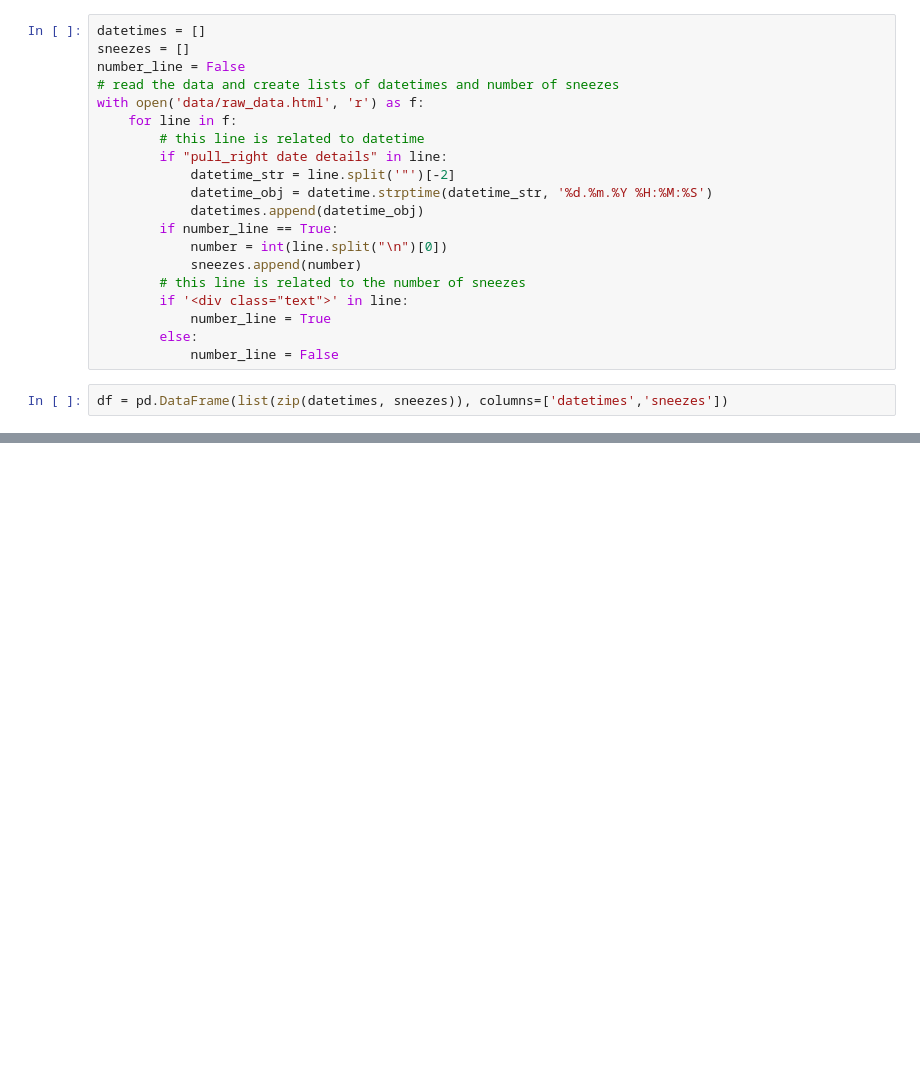
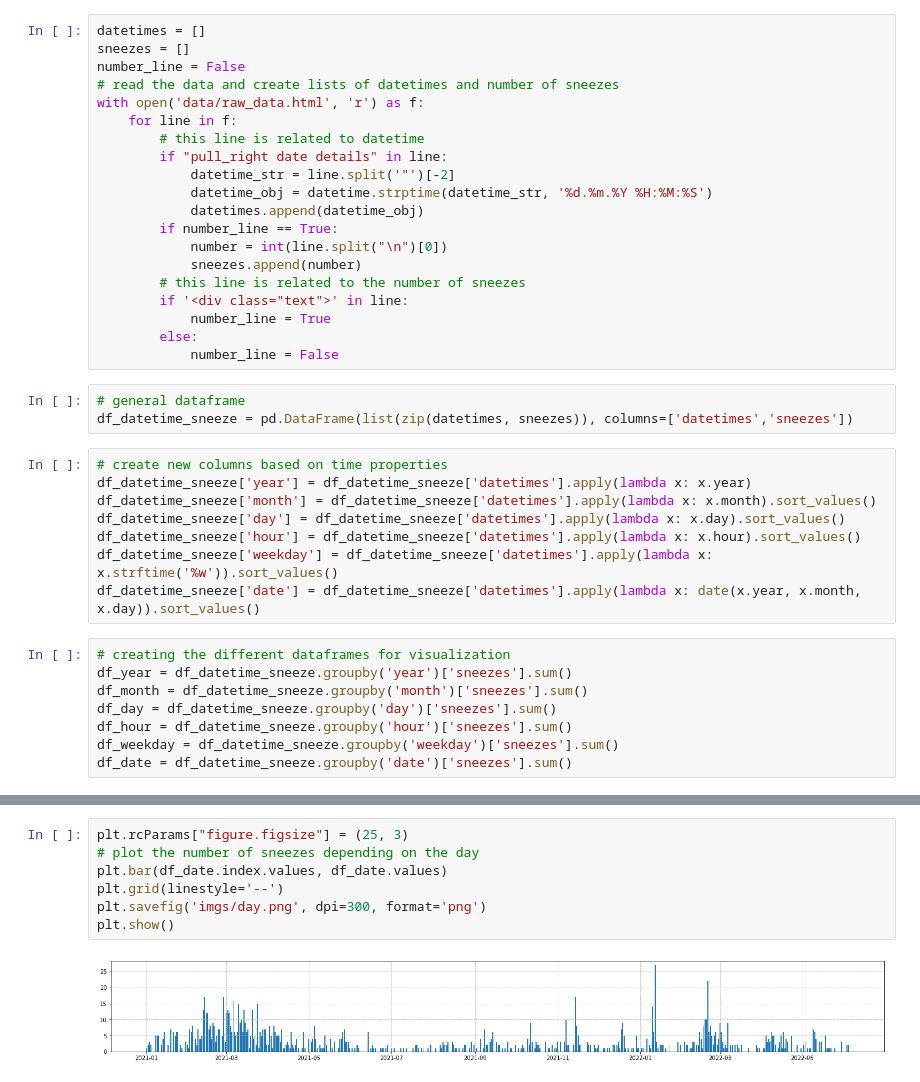
Before and after one commit to adriahf/sneeze-counter, a Jupyter notebook: main.ipynb, the cells around one changed output, grey strips where cells are left out. Saved outputs shown, nothing was run; the diff lists cells and outputs as text; blank space fills up the shorter version.

Commit message:
first version of the charts

```diff
--- a/main.ipynb
+++ b/main.ipynb
@@ -22,4 +23,21 @@ with open('data/raw_data.html', 'r') as f:
         else:
             number_line = False
 # %%
-df = pd.DataFrame(list(zip(datetimes, sneezes)), columns=['datetimes','sneezes'])
+# general dataframe
+df_datetime_sneeze = pd.DataFrame(list(zip(datetimes, sneezes)), columns=['datetimes','sneezes'])
+# %%
+# create new columns based on time properties
+df_datetime_sneeze['year'] = df_datetime_sneeze['datetimes'].apply(lambda x: x.year)
+df_datetime_sneeze['month'] = df_datetime_sneeze['datetimes'].apply(lambda x: x.month).sort_values()
+df_datetime_sneeze['day'] = df_datetime_sneeze['datetimes'].apply(lambda x: x.day).sort_values()
+df_datetime_sneeze['hour'] = df_datetime_sneeze['datetimes'].apply(lambda x: x.hour).sort_values()
+df_datetime_sneeze['weekday'] = df_datetime_sneeze['datetimes'].apply(lambda x: x.strftime('%w')).sort_values()
+df_datetime_sneeze['date'] = df_datetime_sneeze['datetimes'].apply(lambda x: date(x.year, x.month, x.day)).sort_values()
+# %%
+# creating the different dataframes for visualization
+df_year = df_datetime_sneeze.groupby('year')['sneezes'].sum()
+df_month = df_datetime_sneeze.groupby('month')['sneezes'].sum()
+df_day = df_datetime_sneeze.groupby('day')['sneezes'].sum()
+df_hour = df_datetime_sneeze.groupby('hour')['sneezes'].sum()
+df_weekday = df_datetime_sneeze.groupby('weekday')['sneezes'].sum()
+df_date = df_datetime_sneeze.groupby('date')['sneezes'].sum()
@@ -25,0 +62,9 @@ df = pd.DataFrame(list(zip(datetimes, sneezes)), columns=['datetimes','sneezes']
+# %%
+plt.rcParams["figure.figsize"] = (25, 3)
+# plot the number of sneezes depending on the day
+plt.bar(df_date.index.values, df_date.values)
+plt.grid(linestyle='--')
+plt.savefig('imgs/day.png', dpi=300, format='png')
+plt.show()
+# %% [output]
+[figure, added]
```
Also changed, not shown: parts of 8 cells of this notebook, 7 other files.
